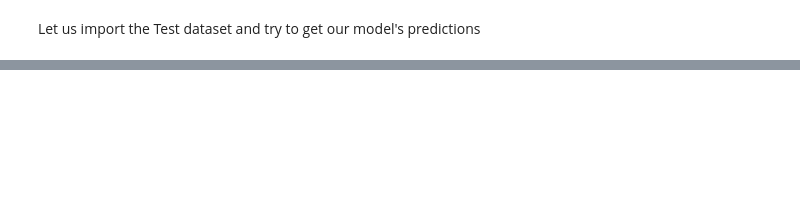
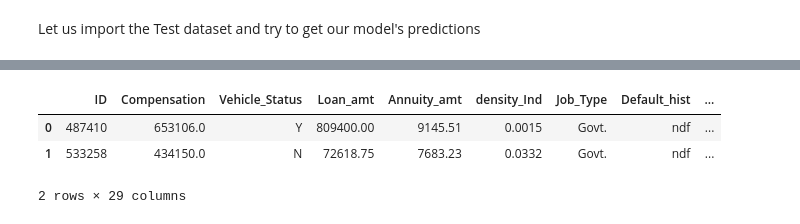
Before and after one commit to siiddd/TVSHackathon, a Jupyter notebook: Siddharth.ipynb, the cells around one changed output, grey strips where cells are left out. Saved outputs shown, nothing was run; the diff lists cells and outputs as text; code cells hidden in the pictures; blank space fills up the shorter version.

```diff
--- a/Siddharth.ipynb
+++ b/Siddharth.ipynb
@@ -192,0 +214,8 @@ test = pd.read_csv('https://raw.githubusercontent.com/siiddd/TVSHackathon/main/t
+# %%
+test = test.loc[:, ['ID', 'Compensation','Vehicle_Status','Loan_amt','Annuity_amt','density_Ind','Job_Type','Default_hist','Prop_List','Home_Appliances','Region_Type','Credit_Inq','Education_det','Marital_Stat','Gen','Credit_Lnks','Experience','Income_Alt','Ph.No', 'Type_Loan','Dependents','Company_Rating','Region','Age','Addr_permanent','Permanent_Addr_tag','c1_rated','Contact_age','Product_bought']]
+test.head(2)
+# %% [output]
+|  | ID | Compensation | Vehicle_Status | Loan_amt | Annuity_amt | density_Ind | Job_Type | Default_hist | ... |
+| 0 | 487410 | 653106.0 | Y | 809400.00 | 9145.51 | 0.0015 | Govt. | ndf | ... |
+| 1 | 533258 | 434150.0 | N | 72618.75 | 7683.23 | 0.0332 | Govt. | ndf | ... |
+2 rows × 29 columns
```
Also changed, not shown: parts of 11 cells of this notebook.
